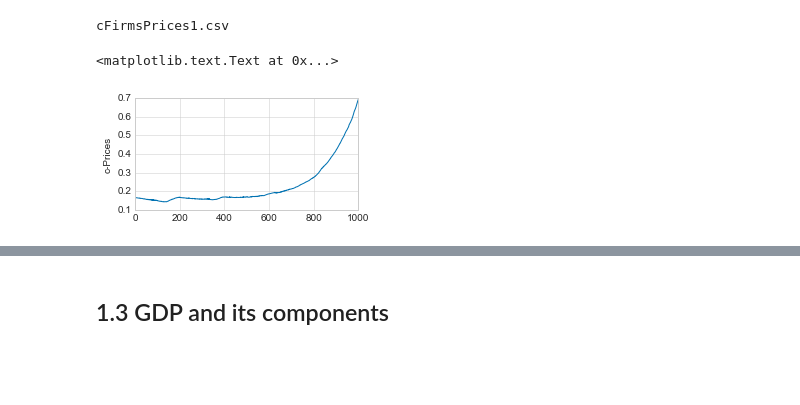
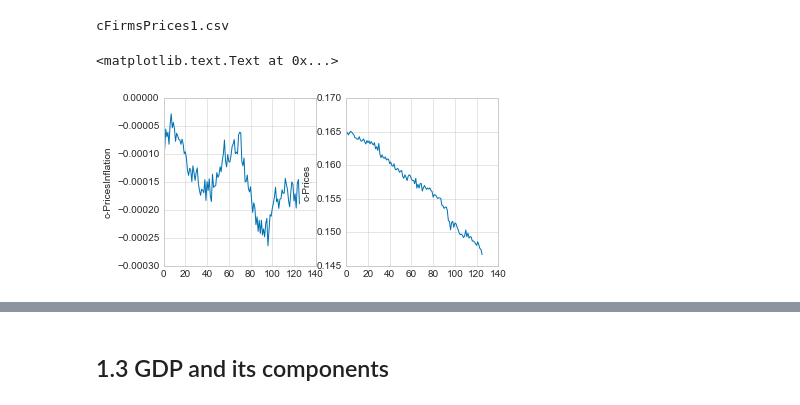
Before and after one commit to S120/Interbank, a Jupyter notebook: AnalyseBalanceSheets.ipynb, the cells around one changed output, grey strips where cells are left out. Drawn from its saved outputs; the diff is of its cells as text; code cells hidden in the pictures; blank space fills up the shorter version.

```diff
--- a/AnalyseBalanceSheets.ipynb
+++ b/AnalyseBalanceSheets.ipynb
@@ -76,7 +77,7 @@ def renameBalanceSheetColumns(df):
     return(df)
 # %%
 START = 0
-PERIODEND = 1000
+PERIODEND = 126
 # %% [markdown]
 # 1 Aggregate dynamics
 # %% [markdown]
@@ -104,11 +178,17 @@ ax2.set_xlim(START, PERIODEND)
 cPrices = averageMicroData(allRuns('cFirmsPrices'),1)
 # %% [output]
 cFirmsPrices1.csv
+# %%
+inflation = savitzky_golay(np.array(cPrices[START:PERIODEND].diff()[1:]['agg-1-']),51,3)
 # %%
-fig, ax1 = plt.subplots(1, 1, figsize=(4,2))
+fig, (ax1, ax2) = plt.subplots(1, 2, figsize=(6,3))
 
-ax1.plot(cPrices.index[START:PERIODEND], cPrices[START:PERIODEND])
-ax1.set_ylabel('c-Prices')
+ax1.plot(cPrices.index[START+1:PERIODEND], inflation)
+ax1.plot(cPrices.index[START+1:PERIODEND], [0 for x in cPrices.index[START+1:PERIODEND]], 'k--')
+ax1.set_ylabel('c-PricesInflation')
+
+ax2.plot(cPrices.index[START:PERIODEND], np.array(cPrices[START:PERIODEND]))
+ax2.set_ylabel('c-Prices')
 # %% [output]
 <matplotlib.text.Text at 0x...>
-[figure, old version]
+[figure, new version]
```
Also changed, not shown: parts of 21 cells of this notebook.
